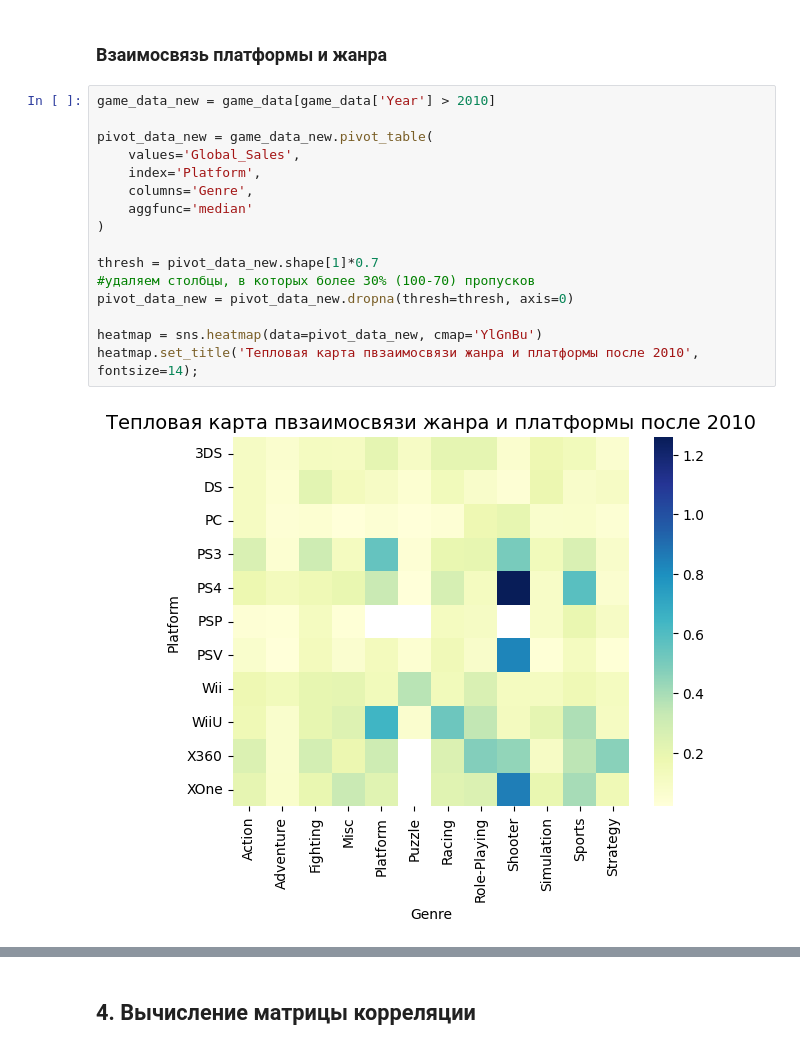
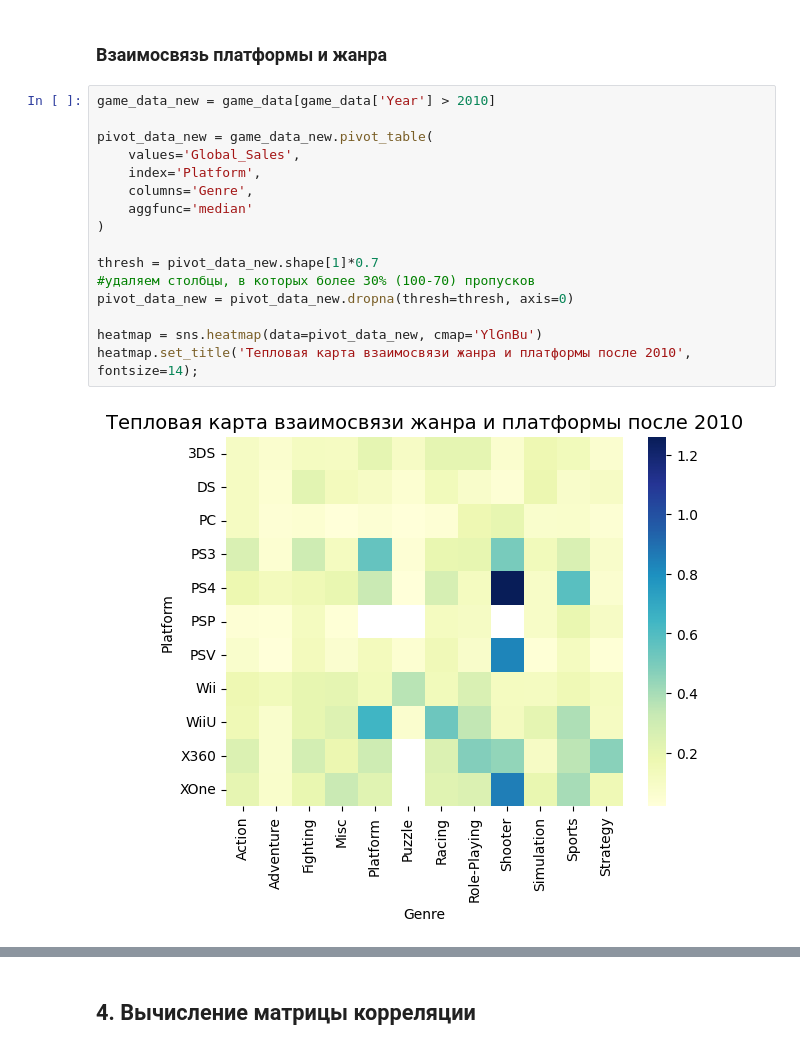
Before and after one commit to Cu-hedgehog/DS, a Jupyter notebook: ML/VideoGames.ipynb, the cells around one changed output, grey strips where cells are left out. Saved outputs shown, nothing was run; the diff lists cells and outputs as text.

```diff
--- a/ML/VideoGames.ipynb
+++ b/ML/VideoGames.ipynb
@@ -351,18 +351,18 @@ axes[1].xaxis.set_tick_params(rotation=55)
 # %%
 game_data_new = game_data[game_data['Year'] > 2010]
 
 pivot_data_new = game_data_new.pivot_table(
     values='Global_Sales',
     index='Platform',
     columns='Genre',
     aggfunc='median'
 )
 
 thresh = pivot_data_new.shape[1]*0.7
 #удаляем столбцы, в которых более 30% (100-70) пропусков
 pivot_data_new = pivot_data_new.dropna(thresh=thresh, axis=0)
 
 heatmap = sns.heatmap(data=pivot_data_new, cmap='YlGnBu')
-heatmap.set_title('Тепловая карта пвзаимосвязи жанра и платформы после 2010', fontsize=14);
+heatmap.set_title('Тепловая карта взаимосвязи жанра и платформы после 2010', fontsize=14);
 # %% [output]
-[figure, old version]
+[figure, new version]
```
Also changed, not shown: parts of 1 cell of this notebook.
